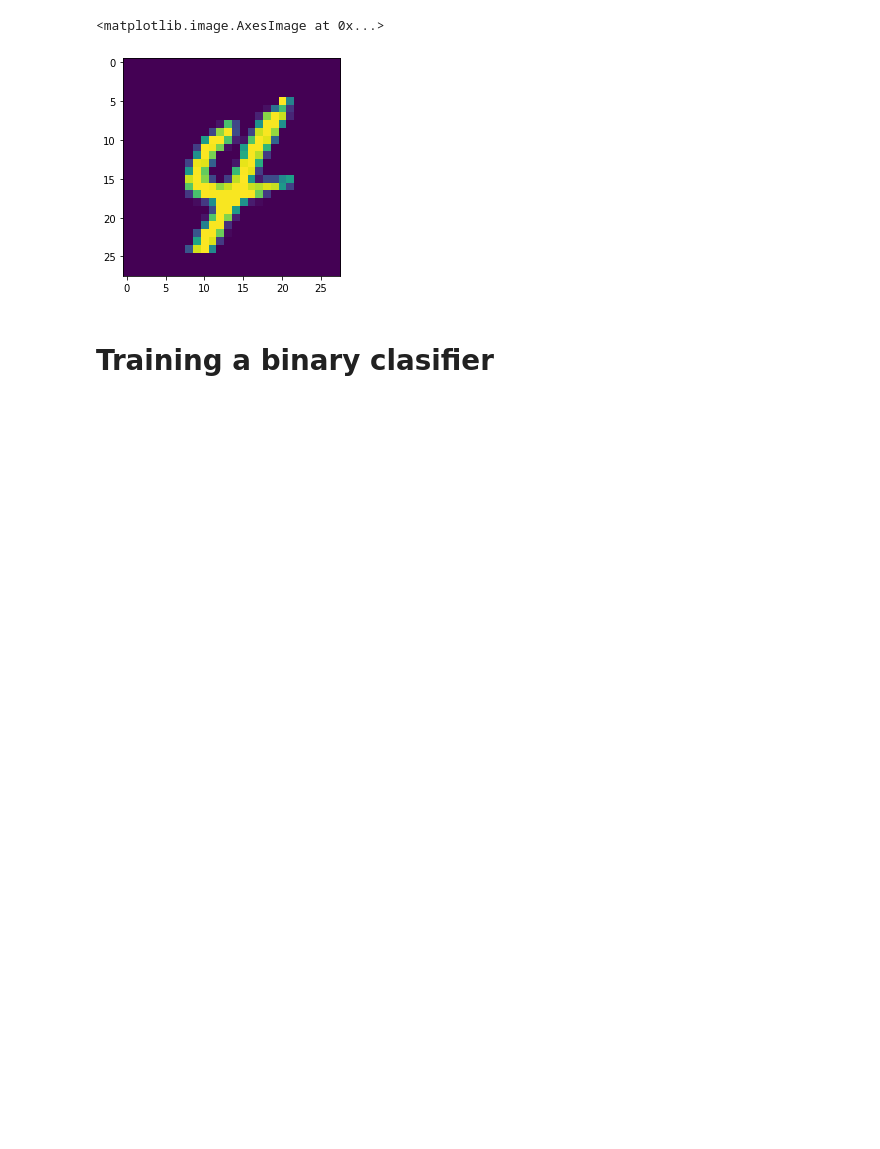
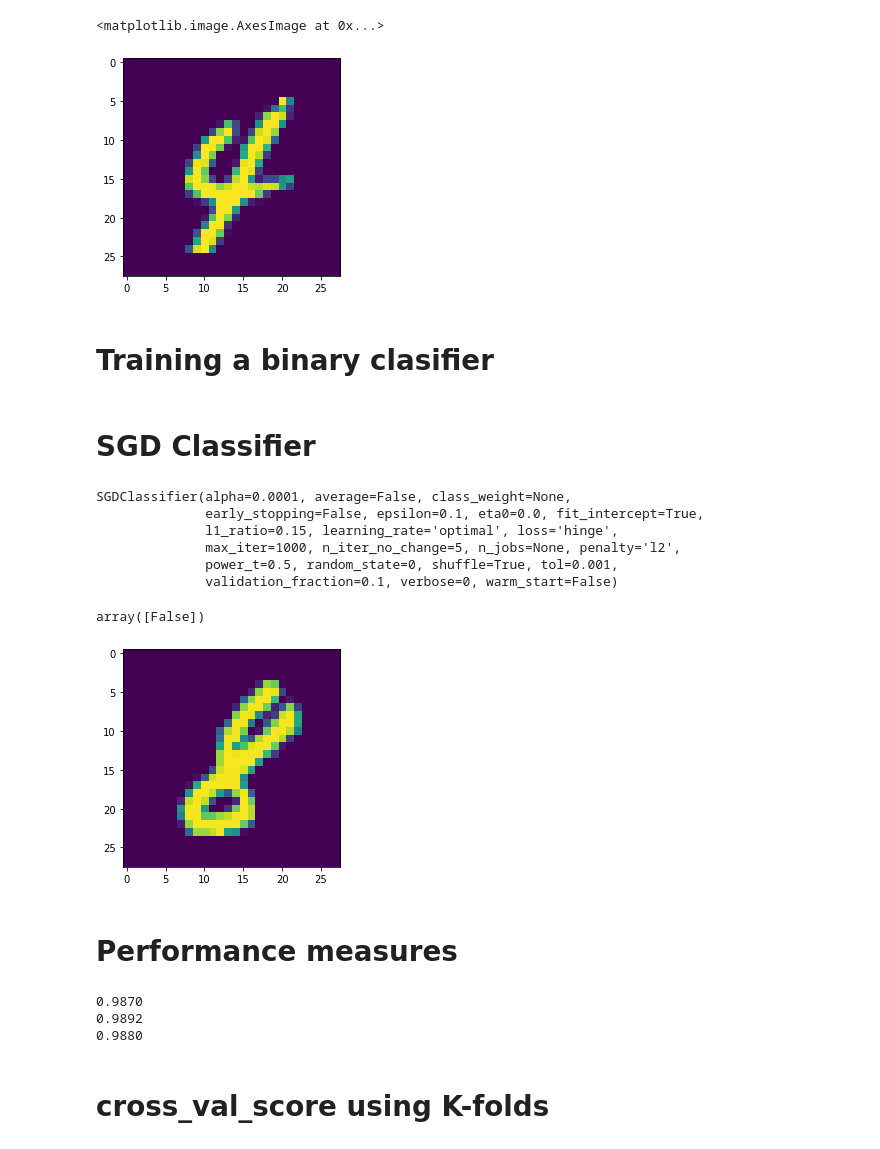
Before and after one commit to Jayshree2816/MNIST, a Jupyter notebook: MNIST(Logistic Regression).ipynb, the cells around one changed output. Drawn from its saved outputs; the diff is of its cells as text; code cells hidden in the pictures; blank space fills up the shorter version.

```diff
--- a/MNIST(Logistic Regression).ipynb
+++ b/MNIST(Logistic Regression).ipynb
@@ -93,0 +96,2 @@ y_train_0 = (y_train == 0)
+# %% [markdown]
+# SGD Classifier
@@ -93,0 +100,20 @@ y_train_0 = (y_train == 0)
+# %%
+clf = SGDClassifier(random_state=0)
+clf.fit(X_train, y_train_0)
+# %% [output]
+SGDClassifier(alpha=0.0001, average=False, class_weight=None,
+              early_stopping=False, epsilon=0.1, eta0=0.0, fit_intercept=True,
+              l1_ratio=0.15, learning_rate='optimal', loss='hinge',
+              max_iter=1000, n_iter_no_change=5, n_jobs=None, penalty='l2',
+              power_t=0.5, random_state=0, shuffle=True, tol=0.001,
+              validation_fraction=0.1, verbose=0, warm_start=False)
+# %%
+clf.predict(X[10001].reshape(1,-1))
+# %% [output]
+array([False])
+# %%
+viz(10001)
+# %% [output]
+[figure, added]
+# %% [markdown]
+# Performance measures
@@ -93,0 +126,18 @@ y_train_0 = (y_train == 0)
+# %%
+for train_index, test_index in skfolds.split(X_train, y_train_0):
+    clone_clf = clone(clf)
+    X_train_fold = X_train[train_index]
+    y_train_folds = (y_train_0[train_index])
+    X_test_fold = X_train[test_index]
+    y_test_fold = (y_train_0[test_index])
+
+    clone_clf.fit(X_train_fold, y_train_folds)
+    y_pred = clone_clf.predict(X_test_fold)
+    n_correct = sum(y_pred == y_test_fold)
+    print("{0:.4f}".format(n_correct / len(y_pred)))
+# %% [output]
+0.9870
+0.9892
+0.9880
+# %% [markdown]
+# cross_val_score using K-folds
```
Also changed, not shown: parts of 11 cells of this notebook.
